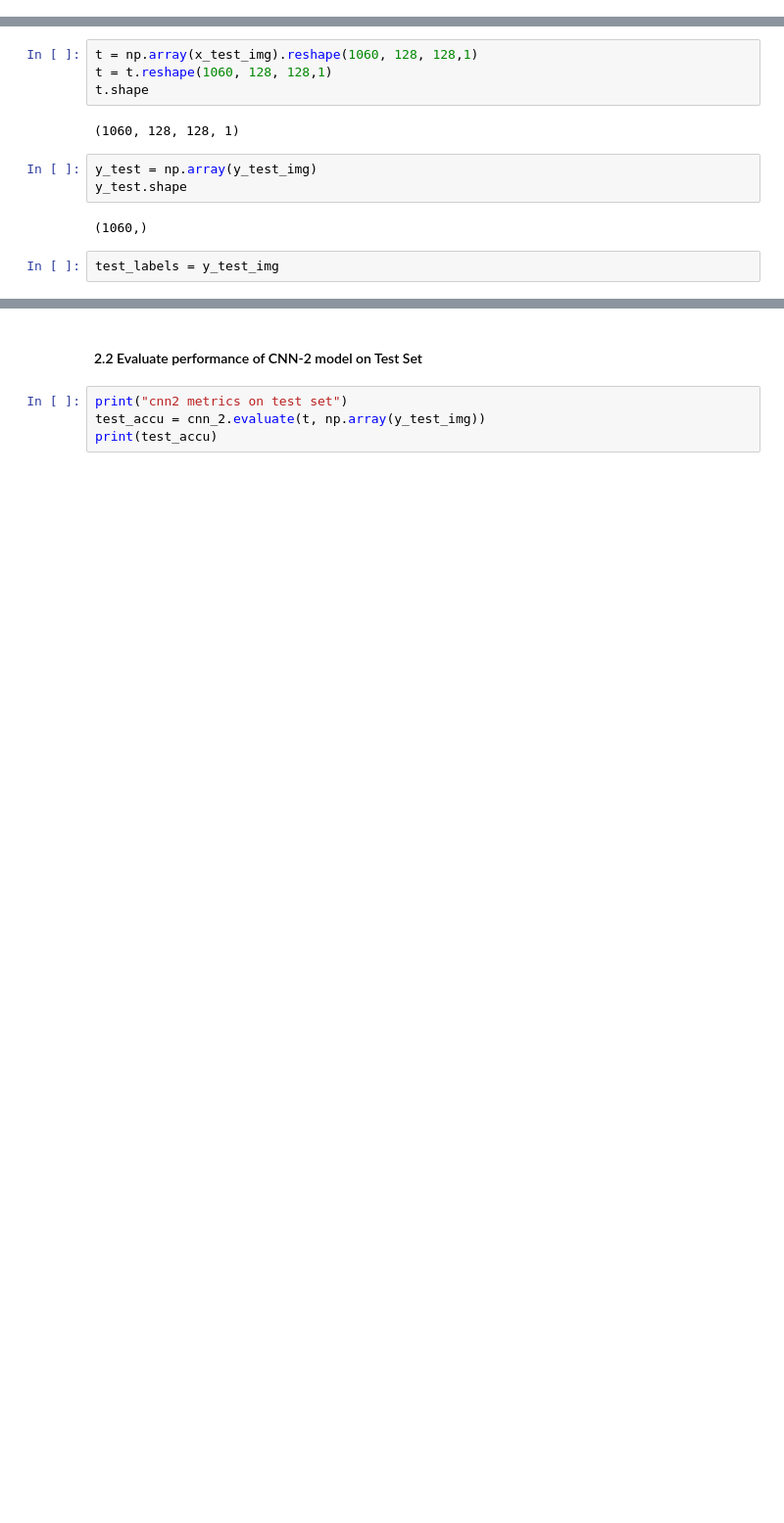
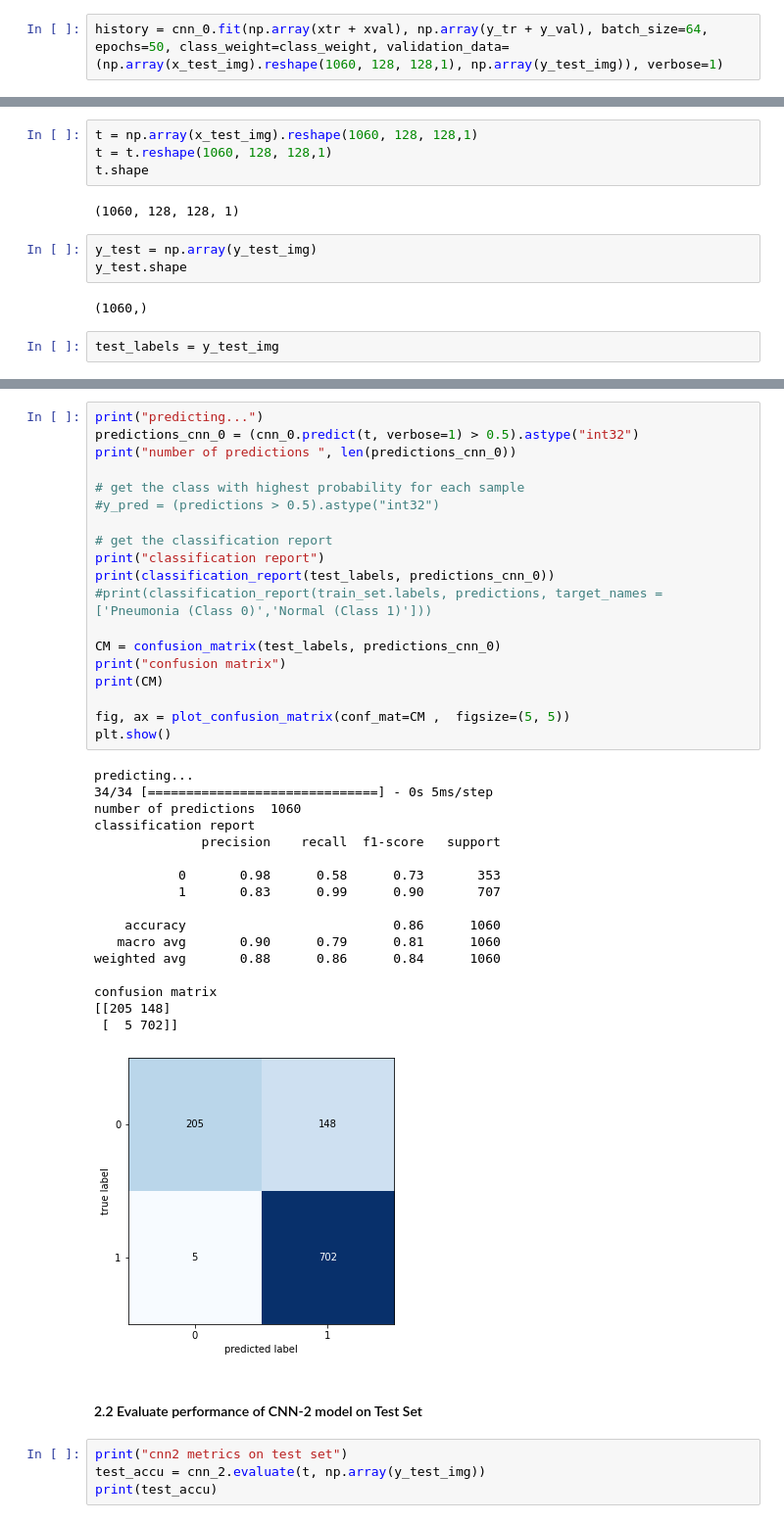
Before and after one commit to erotavlas/machine-learning, a Jupyter notebook: IBMAdvancedDataScience_Capstone/IBMAdvancedDataScience_Capstone_Notebook.ipynb, the cells around one changed output, grey strips where cells are left out. Shown at 98% size. Drawn from its saved outputs; the diff is of its cells as text; blank space fills up the shorter version.

```diff
--- a/IBMAdvancedDataScience_Capstone/IBMAdvancedDataScience_Capstone_Notebook.ipynb
+++ b/IBMAdvancedDataScience_Capstone/IBMAdvancedDataScience_Capstone_Notebook.ipynb
@@ -1666,0 +1675,2 @@ Epoch 50/50
+# %%
+history = cnn_0.fit(np.array(xtr + xval), np.array(y_tr + y_val), batch_size=64, epochs=50, class_weight=class_weight, validation_data=(np.array(x_test_img).reshape(1060, 128, 128,1), np.array(y_test_img)), verbose=1)
@@ -1680,3 +1718,40 @@ test_labels = y_test_img
+# %%
+print("predicting...")
+predictions_cnn_0 = (cnn_0.predict(t, verbose=1) > 0.5).astype("int32")
+print("number of predictions ", len(predictions_cnn_0))
+
+# get the class with highest probability for each sample
+#y_pred = (predictions > 0.5).astype("int32")
+
+# get the classification report
+print("classification report")
+print(classification_report(test_labels, predictions_cnn_0))
+#print(classification_report(train_set.labels, predictions, target_names = ['Pneumonia (Class 0)','Normal (Class 1)']))
+
+CM = confusion_matrix(test_labels, predictions_cnn_0)
+print("confusion matrix")
+print(CM)
+
+fig, ax = plot_confusion_matrix(conf_mat=CM ,  figsize=(5, 5))
+plt.show()
+# %% [output]
+predicting...
+34/34 [==============================] - 0s 5ms/step
+number of predictions  1060
+classification report
+              precision    recall  f1-score   support
+
+           0       0.98      0.58      0.73       353
+           1       0.83      0.99      0.90       707
+
+    accuracy                           0.86      1060
+   macro avg       0.90      0.79      0.81      1060
+weighted avg       0.88      0.86      0.84      1060
+
+confusion matrix
+[[205 148]
+ [  5 702]]
+[figure, added]
 # %% [markdown]
 #### 2.2 Evaluate performance of CNN-2 model on Test Set
 # %%
```
Also changed, not shown: parts of 31 cells of this notebook.
